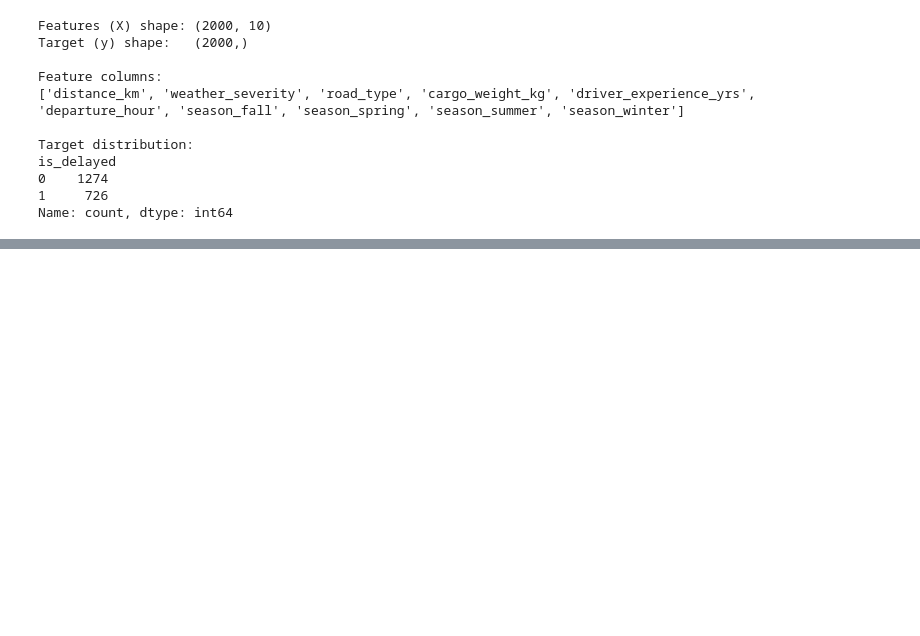
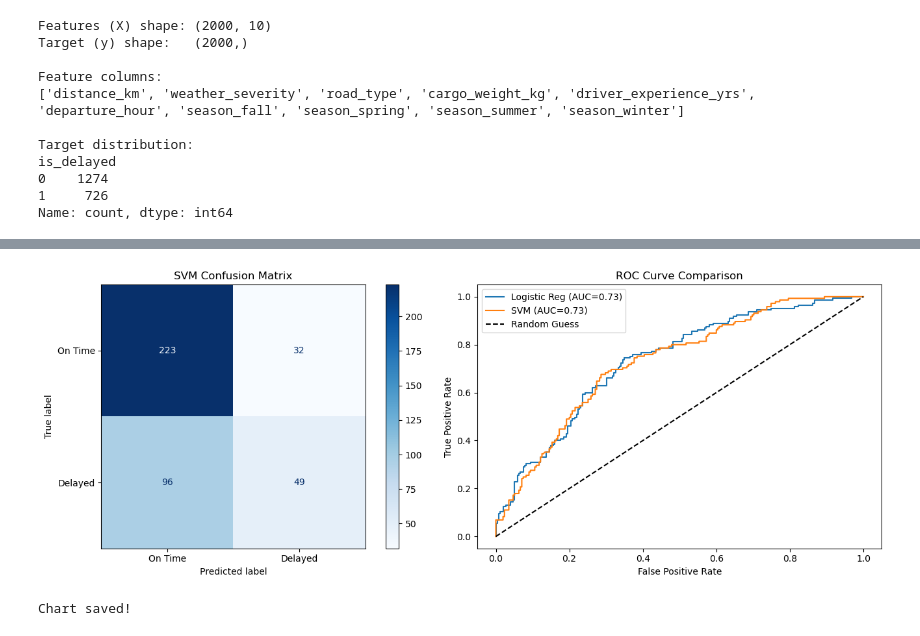
Before and after one commit to Sj011106/jdi-delivery-delay-predictor, a Jupyter notebook: notebooks/04_model_training.ipynb, the cells around one changed output, grey strips where cells are left out. Cells and saved outputs as stored; diff of their text form; code cells hidden in the pictures; blank space fills up the shorter version.

Commit message:
Phase 3 — models evaluated, confusion matrix, ROC curve, classification report complete

```diff
--- a/notebooks/04_model_training.ipynb
+++ b/notebooks/04_model_training.ipynb
@@ -49,0 +75,17 @@ Name: count, dtype: int64
+# %%
+# Training SVM
+svm_model = SVC(kernel='rbf', probability=True, random_state=42)
+svm_model.fit(X_train, y_train)
+
+# Making predictions
+svm_predictions = svm_model.predict(X_test)
+
+# Score
+svm_accuracy = accuracy_score(y_test, svm_predictions)
+print(f"SVM Accuracy: {svm_accuracy:.2%}")
+
+# Comparing both
+print(f"\nModel Comparison:")
+print(f"Logistic Regression : {lr_accuracy:.2%}")
+print(f"SVM                 : {svm_accuracy:.2%}")
+print(f"\nWinner: {'SVM' if svm_accuracy > lr_accuracy else 'Logistic Regression'}")
@@ -49,0 +121,34 @@ Name: count, dtype: int64
+# %%
+fig, axes = plt.subplots(1, 2, figsize=(14, 5))
+
+# Confusion Matrix
+cm = confusion_matrix(y_test, svm_predictions)
+disp = ConfusionMatrixDisplay(
+    confusion_matrix=cm,
+    display_labels=['On Time', 'Delayed']
+)
+disp.plot(cmap='Blues', ax=axes[0])
+axes[0].set_title('SVM Confusion Matrix')
+
+# ROC Curve
+lr_probs  = lr_model.predict_proba(X_test)[:, 1]
+svm_probs = svm_model.predict_proba(X_test)[:, 1]
+
+lr_fpr,  lr_tpr,  _ = roc_curve(y_test, lr_probs)
+svm_fpr, svm_tpr, _ = roc_curve(y_test, svm_probs)
+
+axes[1].plot(lr_fpr,  lr_tpr,label=f'Logistic Reg (AUC={roc_auc_score(y_test, lr_probs):.2f})')
+axes[1].plot(svm_fpr, svm_tpr,label=f'SVM (AUC={roc_auc_score(y_test, svm_probs):.2f})')
+axes[1].plot([0,1], [0,1], 'k--', label='Random Guess')
+axes[1].set_xlabel('False Positive Rate')
+axes[1].set_ylabel('True Positive Rate')
+axes[1].set_title('ROC Curve Comparison')
+axes[1].legend()
+
+plt.tight_layout()
+plt.savefig('../charts/chart7_confusion_roc.png', dpi=150, bbox_inches='tight')
+plt.show()
+print("Chart saved!")
+# %% [output]
+[figure, added]
+Chart saved!
```
Also changed, not shown: parts of 5 cells of this notebook, 2 other files.
